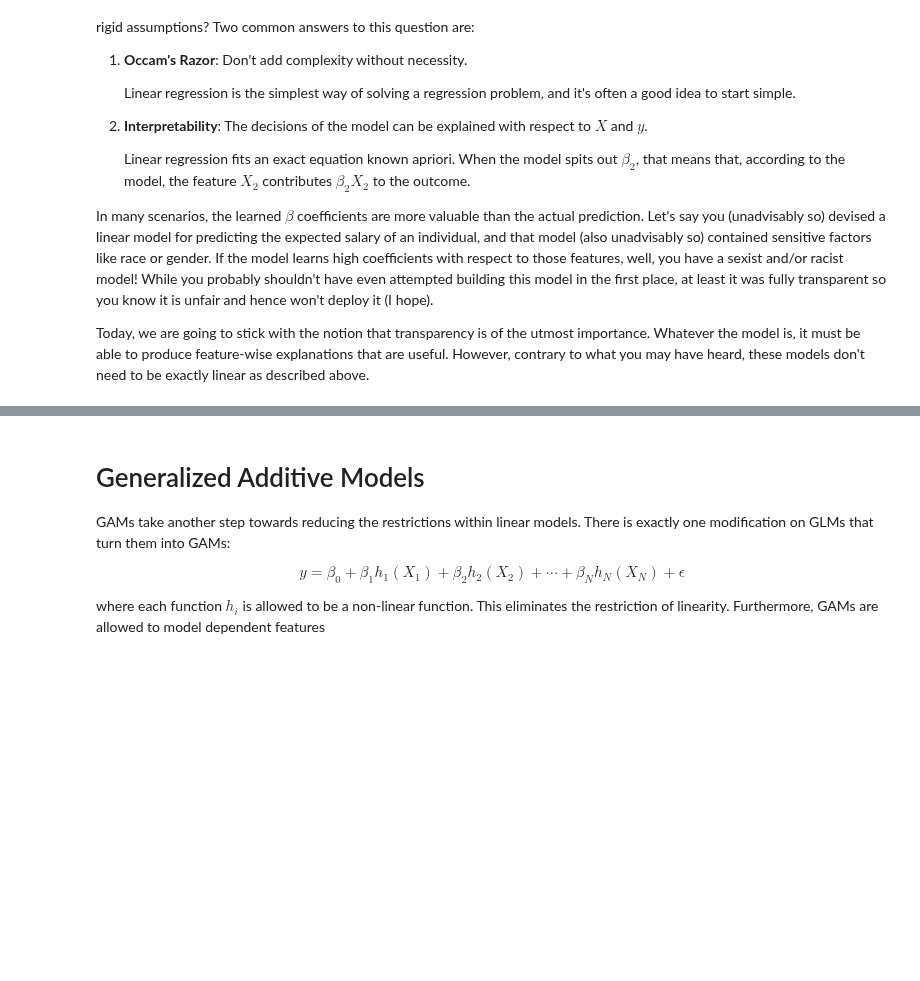
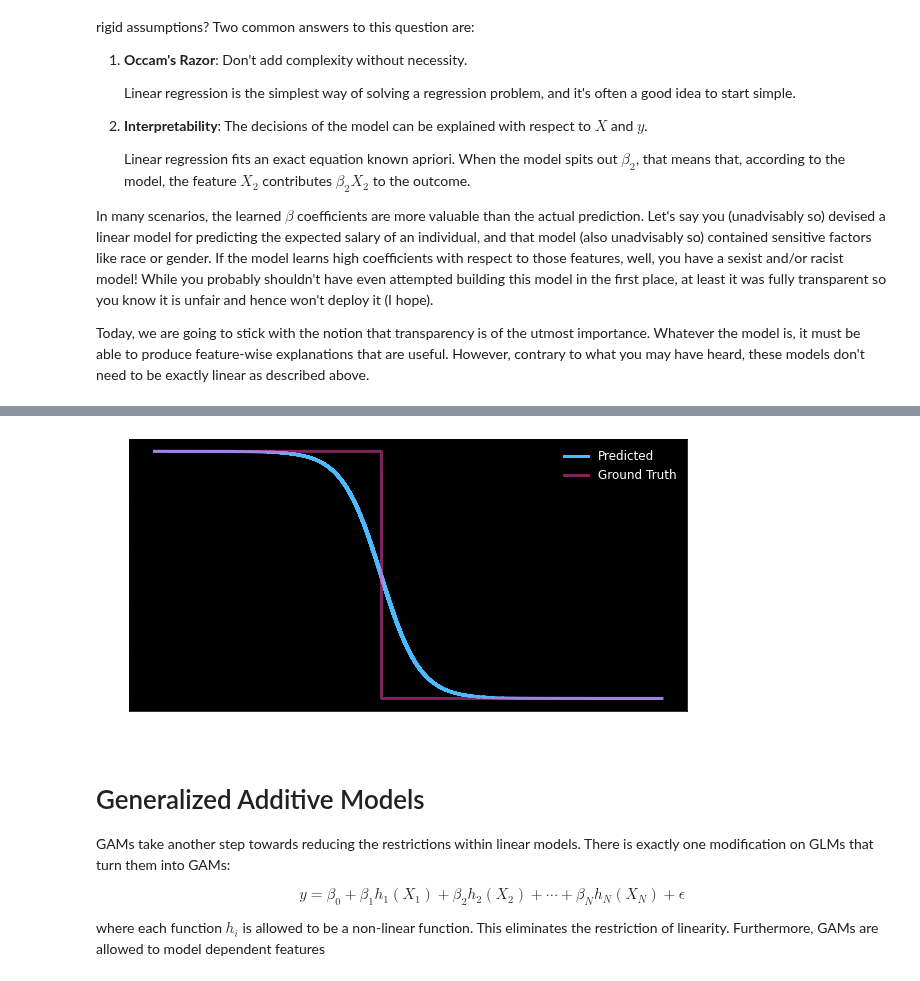
Before and after one commit to RyanSaxe/blog, a Jupyter notebook: _notebooks/2020-12-01-NAM.ipynb, the cells around one changed output, grey strips where cells are left out. Drawn from its saved outputs; the diff is of its cells as text; code cells hidden in the pictures; blank space fills up the shorter version.

Commit message:
added logistic regression example

```diff
--- a/_notebooks/2020-12-01-NAM.ipynb
+++ b/_notebooks/2020-12-01-NAM.ipynb
@@ -91,0 +113,25 @@ plt.style.use('blog')
+# %%
+class LogisticRegression(tf.keras.Model):
+    def __init__(
+        self,
+        name=None
+    ):
+        super().__init__(name=name)
+        self.output_layer = tf.keras.layers.Dense(1, activation='sigmoid')
+
+    def call(self, x, training=None):
+        return self.output_layer(x)
+# %%
+#hide_input
+model = LogisticRegression()
+model.compile(
+    optimizer=tf.keras.optimizers.Adam(learning_rate=0.01),
+    loss='mean_squared_error',
+    metrics=['mean_absolute_error']
+)
+hist = model.fit(
+    X.to_numpy(),
+    y.to_numpy(),
+    epochs=5,
+    batch_size=32
+)
@@ -92,3 +150,17 @@ plt.style.use('blog')
+# %%
+#hide_input
+plt.figure(figsize=(10,5))
+X['target'] = betaX.sum(1)
+x_sorted = X.sort_values(by='target')
+y_before_label = bias + x_sorted['target']
+test_y = (y_before_label < x_sorted['target'].mean()).astype(float).to_numpy()
+test_X = x_sorted[columns].to_numpy(dtype=np.float32)
+plt.plot(y_before_label, model(test_X), label="Predicted")
+plt.plot(y_before_label,test_y,label="Ground Truth", alpha=0.5)
+plt.legend()
+plt.show()
+# %% [output]
+[figure, added]
 # %%
 #hide
 #set up parameters to generate 3 normally distributed columns
```
Also changed, not shown: parts of 6 cells of this notebook.
